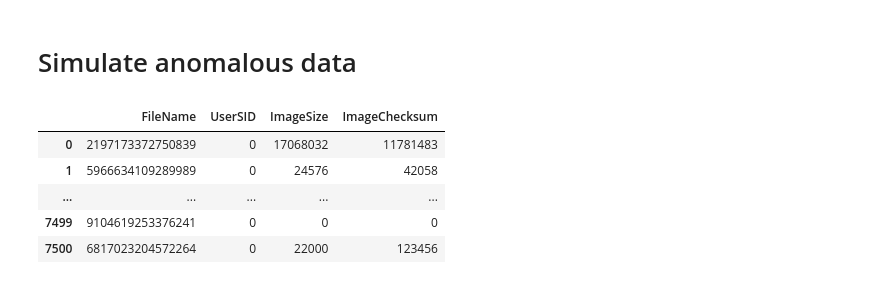
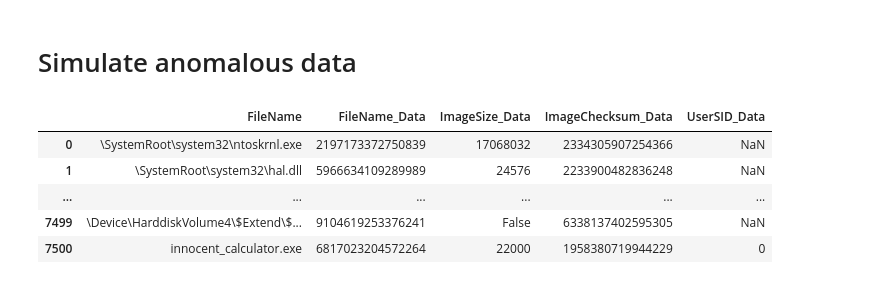
Before and after one commit to jt0dd/windows-baseline, a Jupyter notebook: analyze.ipynb, the cells around one changed output. Saved outputs shown, nothing was run; the diff lists cells and outputs as text; code cells hidden in the pictures.

```diff
--- a/analyze.ipynb
+++ b/analyze.ipynb
@@ -172,6 +175,7 @@ def convert_int(intstr):
     return int(intstr, 10)
 
 def convert_str(s):
+    s = str(s)
     if s == False:
             return False
     result = int(hashlib.sha256(s.encode('utf-8')).hexdigest(), 16) % 10**16
@@ -252,6 +266,7 @@ for column in df:
 # %%
-useful_keys = ['FileName', 'UserSID', 'ImageSize', 'ImageChecksum']
+useful_keys = ['FileName', 'FileName_Data', 'UserSID_Data', 'ImageSize_Data', 'ImageChecksum_Data']
 dfs = []
 for i in range(100):
     dfs.append(df.filter(items=useful_keys))
 analysis_df = pd.concat(dfs, ignore_index=True, copy=True)
+analysis_df.head()
@@ -258,16 +280,16 @@ analysis_df = pd.concat(dfs, ignore_index=True, copy=True)
 # %% [markdown]
 # Simulate anomalous data
 # %%
-anomoly = pd.Series([convert_str('innocent_calculator.exe'), 0, 22000, 123456], index=["FileName", "UserSID", "ImageSize", "ImageChecksum"])
+anomoly = pd.Series(['innocent_calculator.exe', convert_str('innocent_calculator.exe'), 0, 22000, convert_str('123456789')], index=["FileName", "FileName_Data", "UserSID_Data", "ImageSize_Data", "ImageChecksum_Data"])
 analysis_df = pd.concat([analysis_df, anomoly.to_frame().T], ignore_index=True)
 display(HTML(analysis_df.to_html(max_rows=4, float_format='{:10.4f}'.format)))
 # %% [output]
-|  | FileName | UserSID | ImageSize | ImageChecksum |
-| 0 | 2197173372750839 | 0 | 17068032 | 11781483 |
-| 1 | 5966634109289989 | 0 | 24576 | 42058 |
-| ... | ... | ... | ... | ... |
-| 7499 | 9104619253376241 | 0 | 0 | 0 |
-| 7500 | 6817023204572264 | 0 | 22000 | 123456 |
+|  | FileName | FileName_Data | ImageSize_Data | ImageChecksum_Data | UserSID_Data |
+| 0 | \SystemRoot\system32\ntoskrnl.exe | 2197173372750839 | 17068032 | 2334305907254366 | NaN |
+| 1 | \SystemRoot\system32\hal.dll | 5966634109289989 | 24576 | 2233900482836248 | NaN |
+| ... | ... | ... | ... | ... | ... |
+| 7499 | \Device\HarddiskVolume4\$Extend\$... | 9104619253376241 | False | 6338137402595305 | NaN |
+| 7500 | innocent_calculator.exe | 6817023204572264 | 22000 | 1958380719944229 | 0 |
 # %%
 names = {}
 db = {}
```
Also changed, not shown: parts of 27 cells of this notebook, 2 other files.
